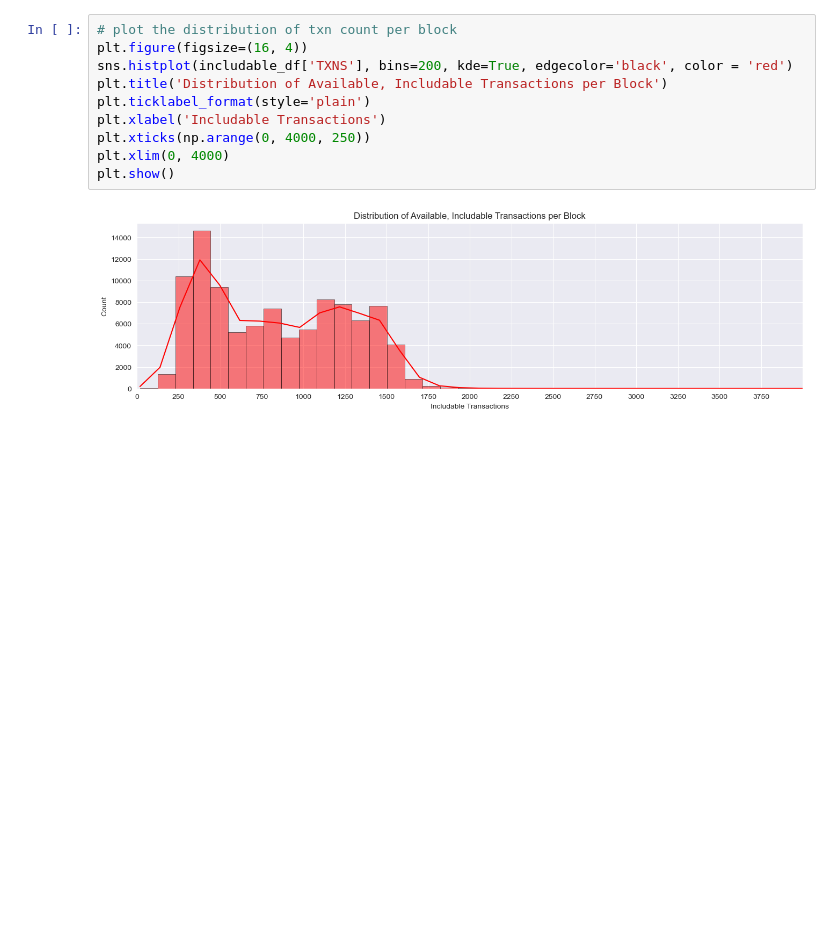
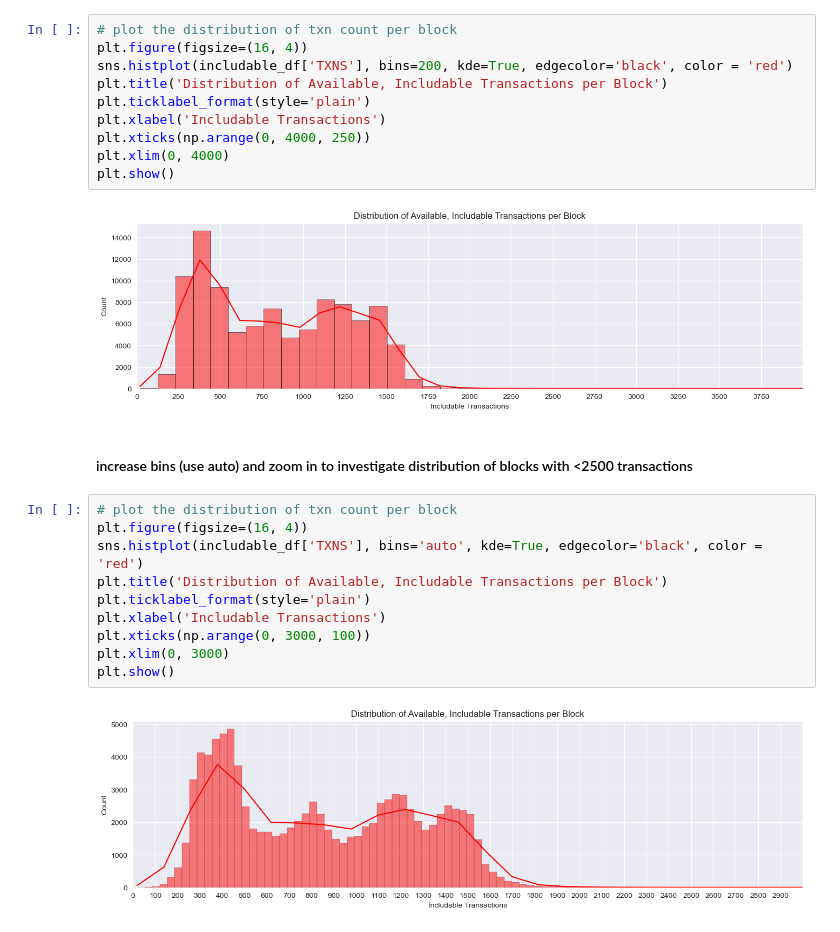
Before and after one commit to krzhang/camcos, a Jupyter notebook: CAMCOS_2023F/Data_Exploration/available_gas/includable_gas_master.ipynb, the cells around one changed output. Cells and saved outputs as stored; diff of their text form; blank space fills up the shorter version.

```diff
--- a/CAMCOS_2023F/Data_Exploration/available_gas/includable_gas_master.ipynb
+++ b/CAMCOS_2023F/Data_Exploration/available_gas/includable_gas_master.ipynb
@@ -558,3 +560,17 @@ plt.xlim(0, 4000)
 plt.show()
 # %% [output]
 [figure]
+# %% [markdown]
+#### increase bins (use auto) and zoom in to investigate distribution of blocks with <2500 transactions
+# %%
+# plot the distribution of txn count per block
+plt.figure(figsize=(16, 4))
+sns.histplot(includable_df['TXNS'], bins='auto', kde=True, edgecolor='black', color = 'red')
+plt.title('Distribution of Available, Includable Transactions per Block')
+plt.ticklabel_format(style='plain')
+plt.xlabel('Includable Transactions')
+plt.xticks(np.arange(0, 3000, 100))
+plt.xlim(0, 3000)
+plt.show()
+# %% [output]
+[figure, added]
```
Also changed, not shown: parts of 1 cell of this notebook.
